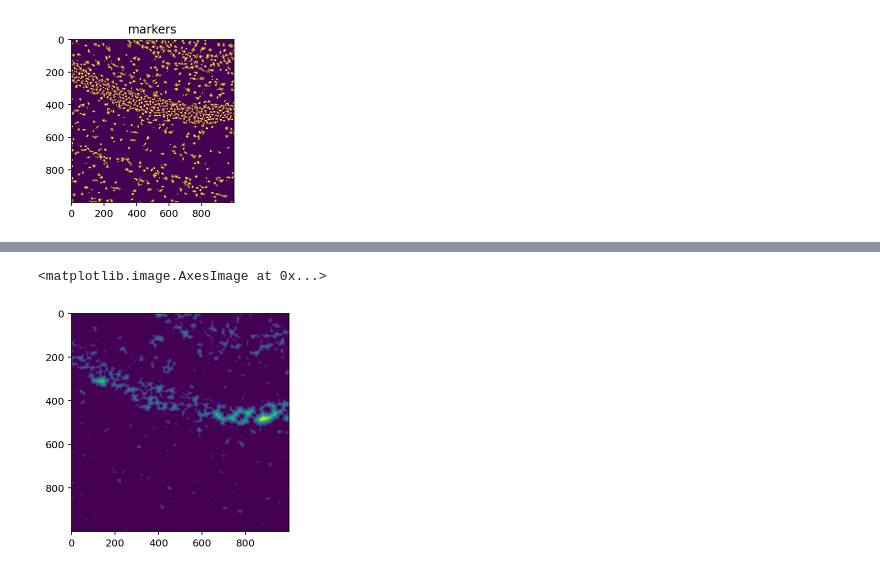
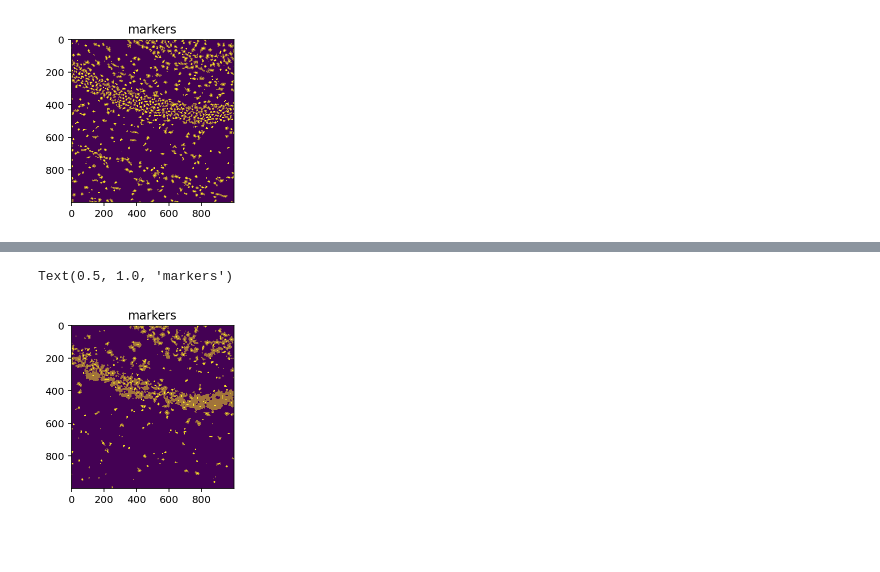
Before and after one commit to aristoteleo/spateo-notebooks, a Jupyter notebook: nuclei_segmentation.ipynb, the cells around one changed output, grey strips where cells are left out. Drawn from its saved outputs; the diff is of its cells as text; code cells hidden in the pictures; blank space fills up the shorter version.

```diff
--- a/nuclei_segmentation.ipynb
+++ b/nuclei_segmentation.ipynb
@@ -136,7 +141,15 @@ Text(0.5, 1.0, 'segmentation')
-# %%
-distances = cv2.distanceTransform(nuclei.astype(np.uint8), cv2.DIST_L2, 0)
-plt.imshow(distances)
-# %% [output]
-<matplotlib.image.AxesImage at 0x...>
-[figure, removed]
+# %%
+# TODO: erode marginals directly
+est_nuclei_conf_mask = st.pp.segmentation.icell.apply_threshold(scores, 7, thresholds[1])
+est_eroded = st.pp.segmentation.utils.erode_safe(
+    est_nuclei_conf_mask, 3, square=True, min_area=100, n_iter=50
+)
+
+fig, ax = plt.subplots(figsize=(3, 3), tight_layout=True)
+ax.imshow(est_nuclei_mask)
+ax.imshow(est_eroded, alpha=0.5)
+ax.set_title('markers')
+# %% [output]
+Text(0.5, 1.0, 'markers')
+[figure, added]
 # %%
```
Also changed, not shown: parts of 20 cells of this notebook.
